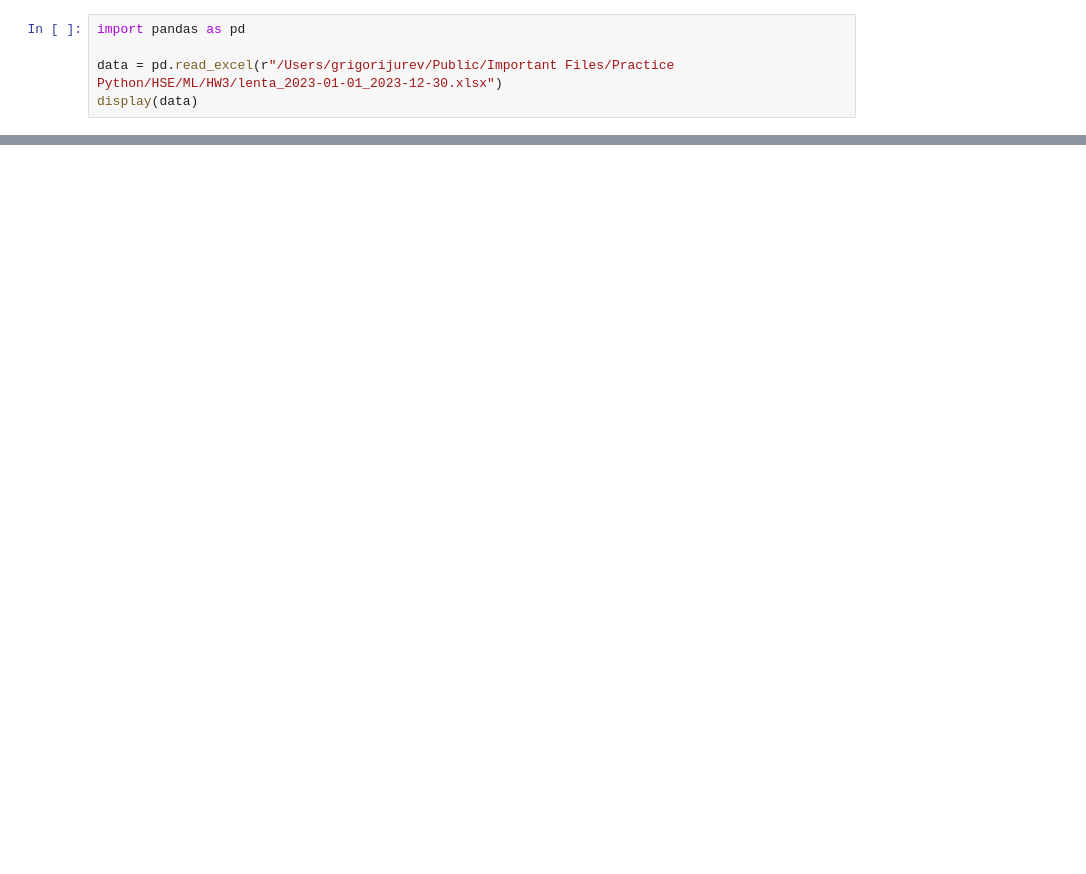
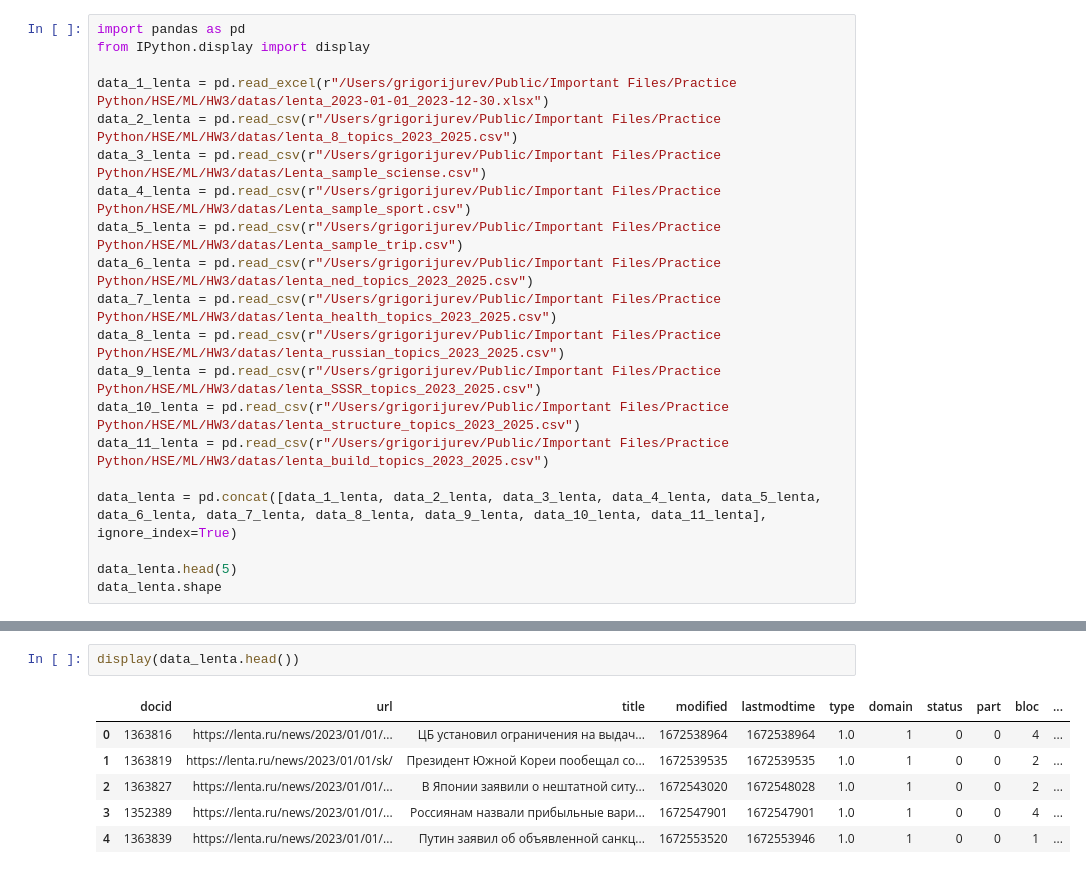
Before and after one commit to GrigoriiIurev/HSE_ML_Homeworks, a Jupyter notebook: HW3/HW3.ipynb, the cells around one changed output, grey strips where cells are left out. Saved outputs shown, nothing was run; the diff lists cells and outputs as text; blank space fills up the shorter version.

```diff
--- a/HW3/HW3.ipynb
+++ b/HW3/HW3.ipynb
@@ -1,6 +1,21 @@
 # %%
 import pandas as pd
+from IPython.display import display
 
-data = pd.read_excel(r"/Users/grigorijurev/Public/Important Files/Practice Python/HSE/ML/HW3/lenta_2023-01-01_2023-12-30.xlsx")
-display(data)
+data_1_lenta = pd.read_excel(r"/Users/grigorijurev/Public/Important Files/Practice Python/HSE/ML/HW3/datas/lenta_2023-01-01_2023-12-30.xlsx")
+data_2_lenta = pd.read_csv(r"/Users/grigorijurev/Public/Important Files/Practice Python/HSE/ML/HW3/datas/lenta_8_topics_2023_2025.csv")
+data_3_lenta = pd.read_csv(r"/Users/grigorijurev/Public/Important Files/Practice Python/HSE/ML/HW3/datas/Lenta_sample_sciense.csv")
+data_4_lenta = pd.read_csv(r"/Users/grigorijurev/Public/Important Files/Practice Python/HSE/ML/HW3/datas/Lenta_sample_sport.csv")
+data_5_lenta = pd.read_csv(r"/Users/grigorijurev/Public/Important Files/Practice Python/HSE/ML/HW3/datas/Lenta_sample_trip.csv")
+data_6_lenta = pd.read_csv(r"/Users/grigorijurev/Public/Important Files/Practice Python/HSE/ML/HW3/datas/lenta_ned_topics_2023_2025.csv")
+data_7_lenta = pd.read_csv(r"/Users/grigorijurev/Public/Important Files/Practice Python/HSE/ML/HW3/datas/lenta_health_topics_2023_2025.csv")
+data_8_lenta = pd.read_csv(r"/Users/grigorijurev/Public/Important Files/Practice Python/HSE/ML/HW3/datas/lenta_russian_topics_2023_2025.csv")
+data_9_lenta = pd.read_csv(r"/Users/grigorijurev/Public/Important Files/Practice Python/HSE/ML/HW3/datas/lenta_SSSR_topics_2023_2025.csv")
+data_10_lenta = pd.read_csv(r"/Users/grigorijurev/Public/Important Files/Practice Python/HSE/ML/HW3/datas/lenta_structure_topics_2023_2025.csv")
+data_11_lenta = pd.read_csv(r"/Users/grigorijurev/Public/Important Files/Practice Python/HSE/ML/HW3/datas/lenta_build_topics_2023_2025.csv")
+
+data_lenta = pd.concat([data_1_lenta, data_2_lenta, data_3_lenta, data_4_lenta, data_5_lenta, data_6_lenta, data_7_lenta, data_8_lenta, data_9_lenta, data_10_lenta, data_11_lenta], ignore_index=True)
+
+data_lenta.head(5)
+data_lenta.shape
 # %% [output]
@@ -31,0 +122,9 @@ for item in resp["matches"]:
+# %%
+display(data_lenta.head())
+# %% [output]
+|  | docid | url | title | modified | lastmodtime | type | domain | status | part | bloc | ... |
+| 0 | 1363816 | https://lenta.ru/news/2023/01/01/... | ЦБ установил ограничения на выдач... | 1672538964 | 1672538964 | 1.0 | 1 | 0 | 0 | 4 | ... |
+| 1 | 1363819 | https://lenta.ru/news/2023/01/01/sk/ | Президент Южной Кореи пообещал со... | 1672539535 | 1672539535 | 1.0 | 1 | 0 | 0 | 2 | ... |
+| 2 | 1363827 | https://lenta.ru/news/2023/01/01/... | В Японии заявили о нештатной ситу... | 1672543020 | 1672548028 | 1.0 | 1 | 0 | 0 | 2 | ... |
+| 3 | 1352389 | https://lenta.ru/news/2023/01/01/... | Россиянам назвали прибыльные вари... | 1672547901 | 1672547901 | 1.0 | 1 | 0 | 0 | 4 | ... |
+| 4 | 1363839 | https://lenta.ru/news/2023/01/01/... | Путин заявил об объявленной санкц... | 1672553520 | 1672553946 | 1.0 | 1 | 0 | 0 | 1 | ... |
```
Also changed, not shown: parts of 23 cells of this notebook, 17 other files.
